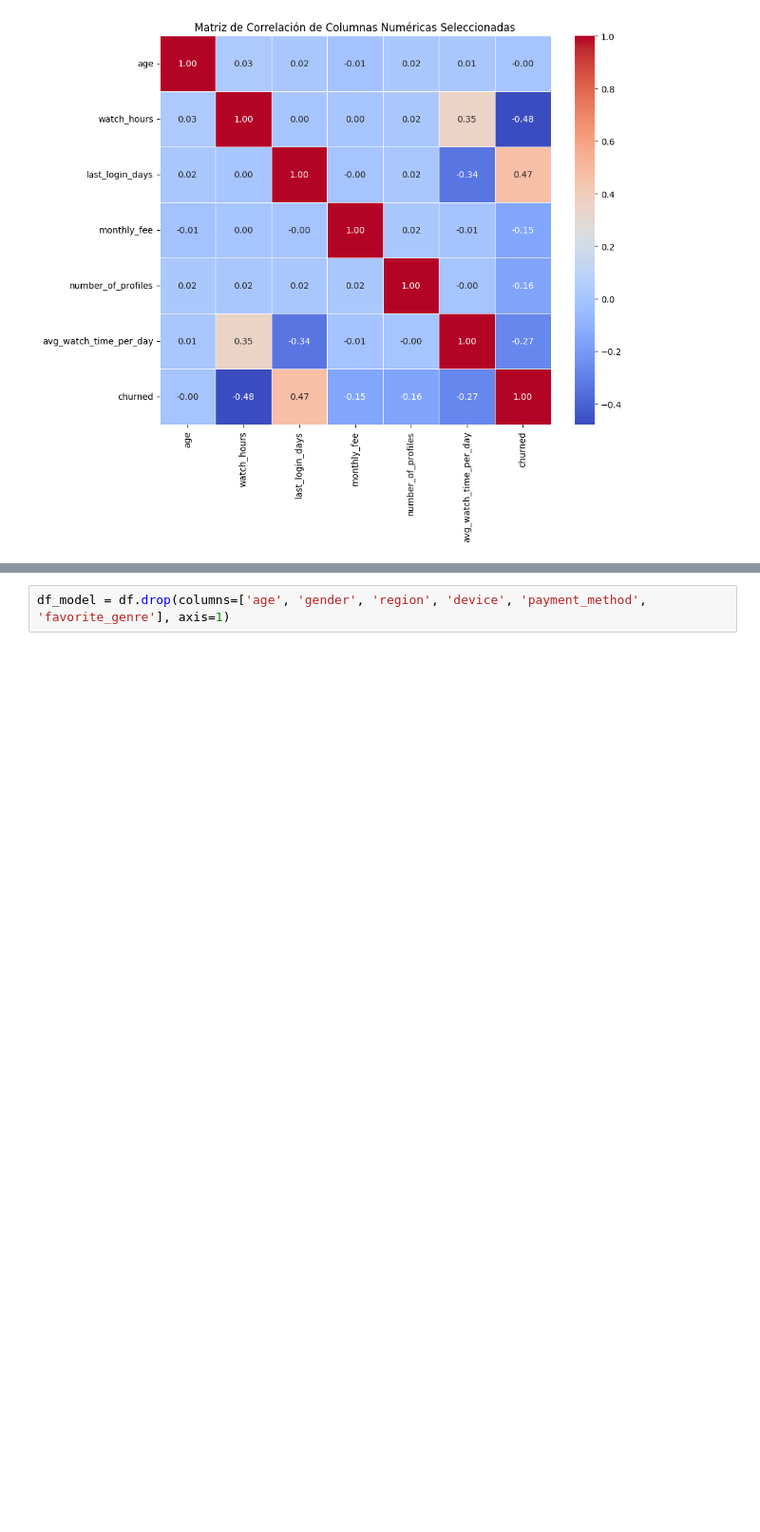
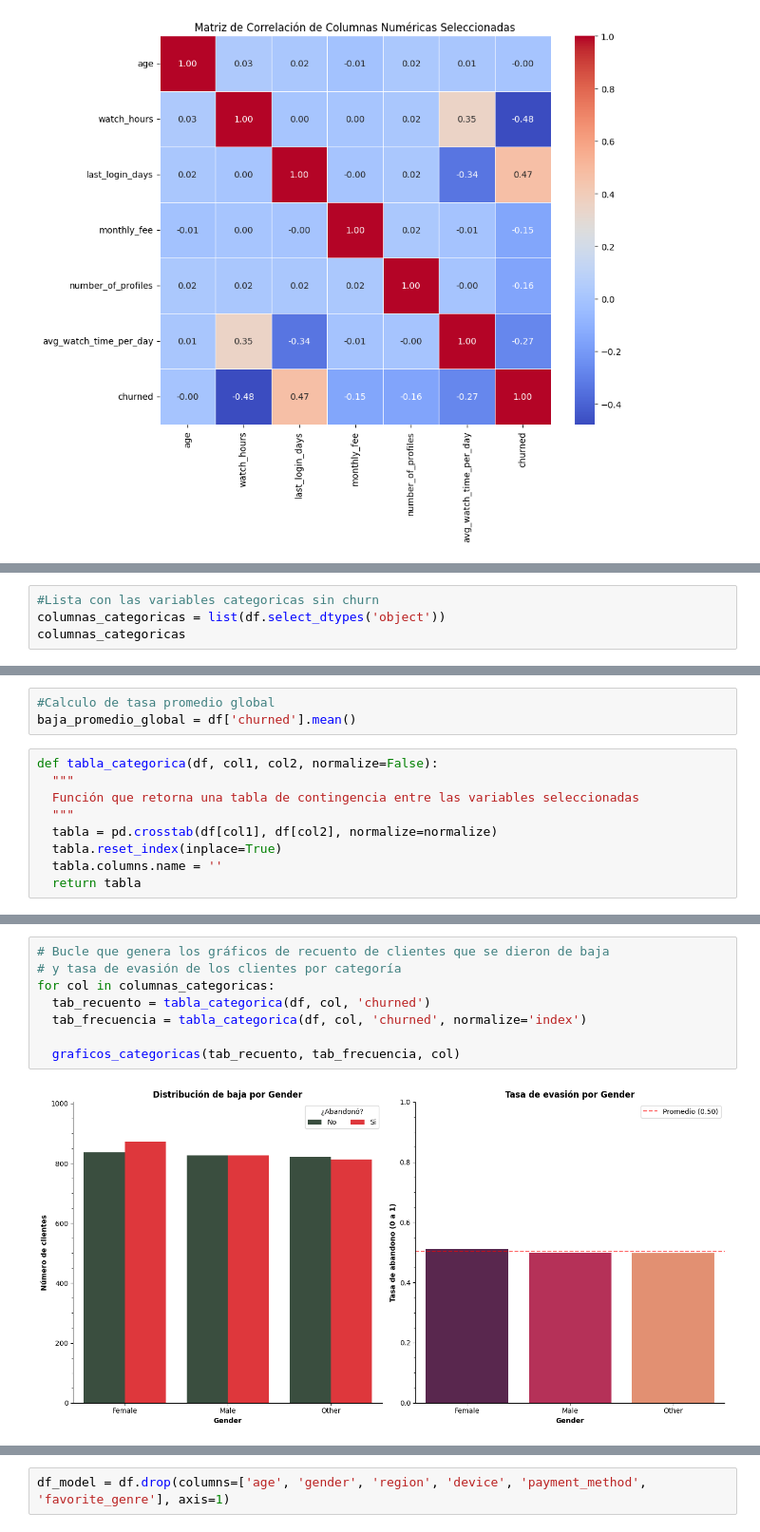
Before and after one commit to VillaltaE/Hackthon_NoCountry_65, a Jupyter notebook: data-science/Netflix_customer_churn.ipynb, the cells around one changed output, grey strips where cells are left out. Shown at 95% size. Drawn from its saved outputs; the diff is of its cells as text; blank space fills up the shorter version.

Commit message:
EDA categoricas

```diff
--- a/data-science/Netflix_customer_churn.ipynb
+++ b/data-science/Netflix_customer_churn.ipynb
@@ -419,0 +490,4 @@ plt.show()
+# %%
+#Lista con las variables categoricas sin churn
+columnas_categoricas = list(df.select_dtypes('object'))
+columnas_categoricas
@@ -419,0 +521,12 @@ plt.show()
+# %%
+#Calculo de tasa promedio global
+baja_promedio_global = df['churned'].mean()
+# %%
+def tabla_categorica(df, col1, col2, normalize=False):
+  """
+  Función que retorna una tabla de contingencia entre las variables seleccionadas
+  """
+  tabla = pd.crosstab(df[col1], df[col2], normalize=normalize)
+  tabla.reset_index(inplace=True)
+  tabla.columns.name = ''
+  return tabla
@@ -419,0 +583,10 @@ plt.show()
+# %%
+# Bucle que genera los gráficos de recuento de clientes que se dieron de baja
+# y tasa de evasión de los clientes por categoría
+for col in columnas_categoricas:
+  tab_recuento = tabla_categorica(df, col, 'churned')
+  tab_frecuencia = tabla_categorica(df, col, 'churned', normalize='index')
+
+  graficos_categoricas(tab_recuento, tab_frecuencia, col)
+# %% [output]
+[figure, added]
```
Also changed, not shown: parts of 31 cells of this notebook.
